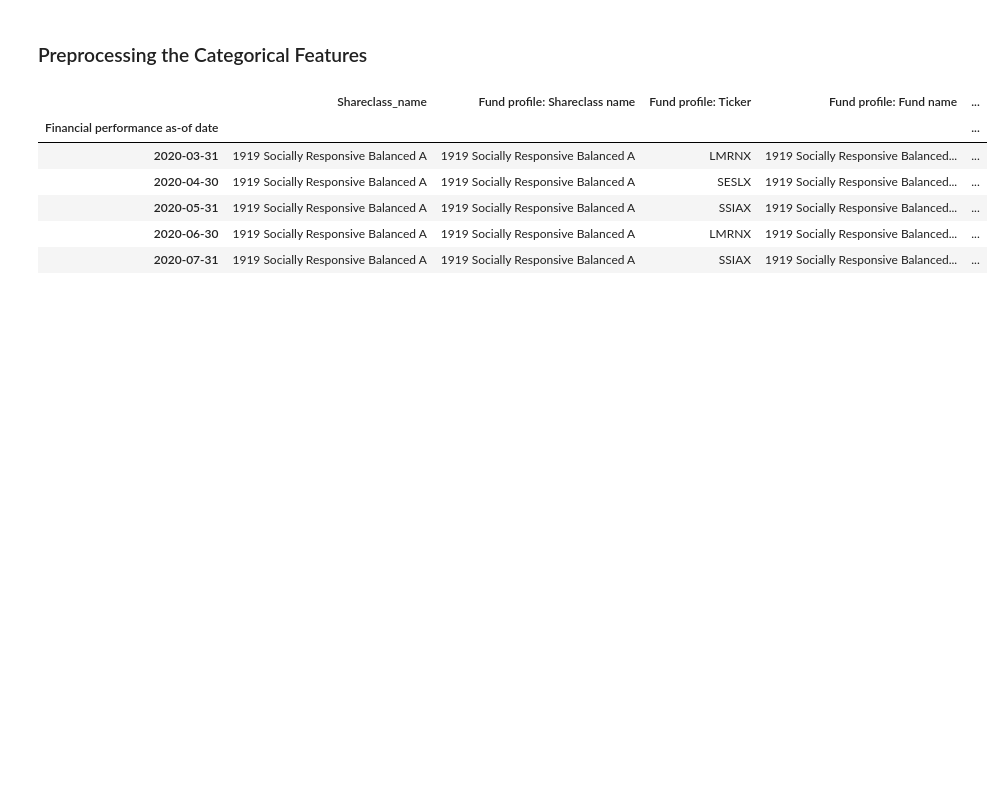
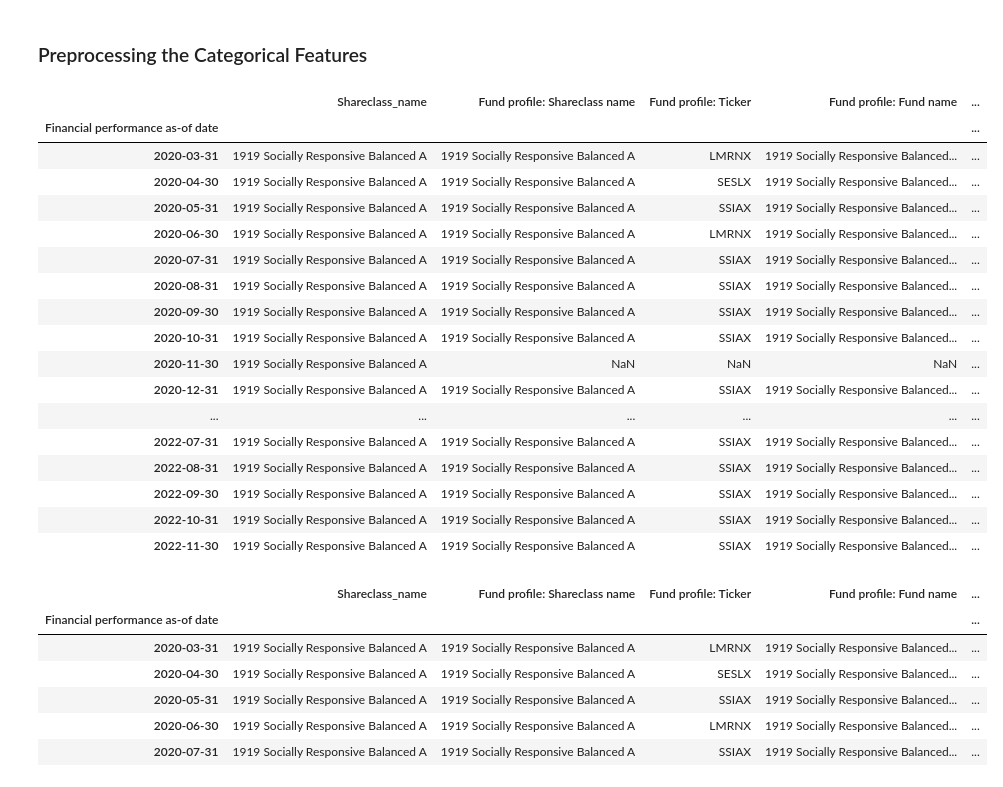
Before and after one commit to melaine-000/Capstone-2, a Jupyter notebook: data-preprocessing-modeling-exploration.ipynb, the cells around one changed output. Cells and saved outputs as stored; diff of their text form; code cells hidden in the pictures; blank space fills up the shorter version.

```diff
--- a/data-preprocessing-modeling-exploration.ipynb
+++ b/data-preprocessing-modeling-exploration.ipynb
@@ -362,4 +379,25 @@ Next step, we need to select the features and preprocess the categorical and num
 
 categorical_columns = ts_df.select_dtypes(include=['object']).columns
 ts_catx = ts_df[categorical_columns]
+# %%
+ts_catx
+# %% [output]
+|  | Shareclass_name | Fund profile: Shareclass name | Fund profile: Ticker | Fund profile: Fund name | ... |
+| Financial performance as-of date |  |  |  |  | ... |
+| 2020-03-31 | 1919 Socially Responsive Balanced A | 1919 Socially Responsive Balanced A | LMRNX | 1919 Socially Responsive Balanced... | ... |
+| 2020-04-30 | 1919 Socially Responsive Balanced A | 1919 Socially Responsive Balanced A | SESLX | 1919 Socially Responsive Balanced... | ... |
+| 2020-05-31 | 1919 Socially Responsive Balanced A | 1919 Socially Responsive Balanced A | SSIAX | 1919 Socially Responsive Balanced... | ... |
+| 2020-06-30 | 1919 Socially Responsive Balanced A | 1919 Socially Responsive Balanced A | LMRNX | 1919 Socially Responsive Balanced... | ... |
+| 2020-07-31 | 1919 Socially Responsive Balanced A | 1919 Socially Responsive Balanced A | SSIAX | 1919 Socially Responsive Balanced... | ... |
+| 2020-08-31 | 1919 Socially Responsive Balanced A | 1919 Socially Responsive Balanced A | SSIAX | 1919 Socially Responsive Balanced... | ... |
+| 2020-09-30 | 1919 Socially Responsive Balanced A | 1919 Socially Responsive Balanced A | SSIAX | 1919 Socially Responsive Balanced... | ... |
+| 2020-10-31 | 1919 Socially Responsive Balanced A | 1919 Socially Responsive Balanced A | SSIAX | 1919 Socially Responsive Balanced... | ... |
+| 2020-11-30 | 1919 Socially Responsive Balanced A | NaN | NaN | NaN | ... |
+| 2020-12-31 | 1919 Socially Responsive Balanced A | 1919 Socially Responsive Balanced A | SSIAX | 1919 Socially Responsive Balanced... | ... |
+| ... | ... | ... | ... | ... | ... |
+| 2022-07-31 | 1919 Socially Responsive Balanced A | 1919 Socially Responsive Balanced A | SSIAX | 1919 Socially Responsive Balanced... | ... |
+| 2022-08-31 | 1919 Socially Responsive Balanced A | 1919 Socially Responsive Balanced A | SSIAX | 1919 Socially Responsive Balanced... | ... |
+| 2022-09-30 | 1919 Socially Responsive Balanced A | 1919 Socially Responsive Balanced A | SSIAX | 1919 Socially Responsive Balanced... | ... |
+| 2022-10-31 | 1919 Socially Responsive Balanced A | 1919 Socially Responsive Balanced A | SSIAX | 1919 Socially Responsive Balanced... | ... |
+| 2022-11-30 | 1919 Socially Responsive Balanced A | 1919 Socially Responsive Balanced A | SSIAX | 1919 Socially Responsive Balanced... | ... |
 # %%
```
Also changed, not shown: parts of 23 cells of this notebook.
